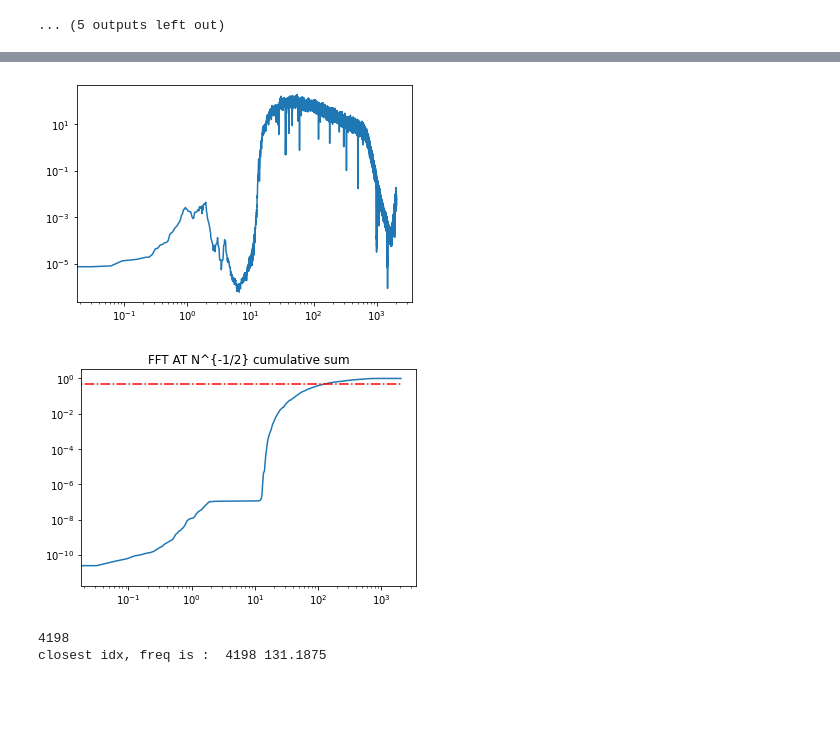
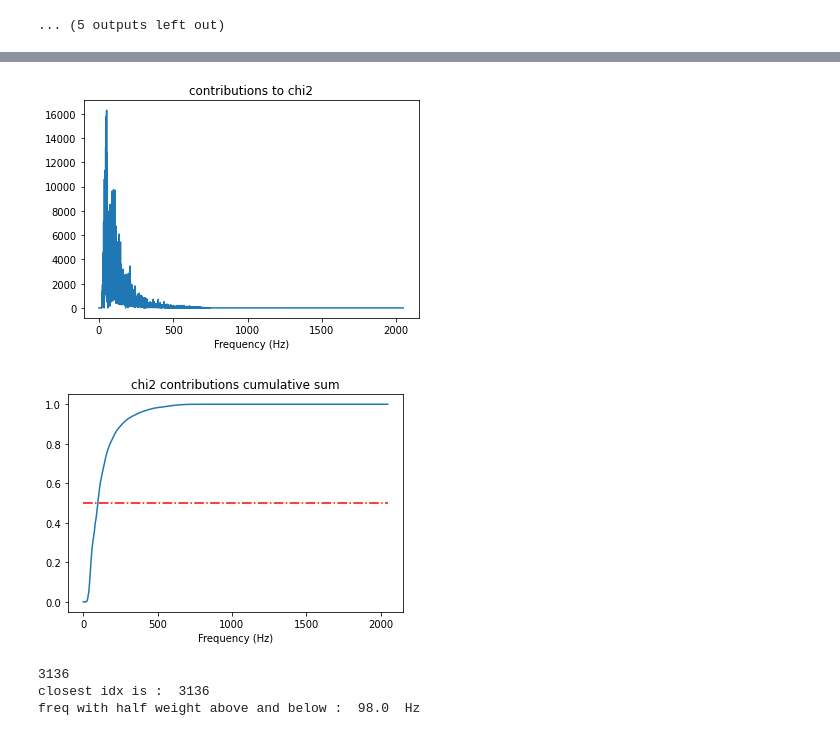
Before and after one commit to lizzord/phys512hw, a Jupyter notebook: problemset5/Question1.ipynb, the cells around one changed output, grey strips where cells are left out. Drawn from its saved outputs; the diff is of its cells as text; code cells hidden in the pictures; blank space fills up the shorter version.

```diff
--- a/problemset5/Question1.ipynb
+++ b/problemset5/Question1.ipynb
@@ -680,26 +634,50 @@ closest idx, freq is :  4230 132.1875
+# %%
+#PART E:
+
+template_win_fft = np.fft.rfft(template_win)
+sig = Nft**(1/2) #standard deviation for each data point - in fourier space, so each frequency
+chi2 = (template_win_fft / sig)**2 #weight that each data point (frequency) adds to chi squared
+freqs = np.fft.rfftfreq(len(strain), dt)
+
+mpl.figure()
+mpl.plot(freqs, np.abs(chi2))
+mpl.title('contributions to chi2')
+mpl.xlabel('Frequency (Hz)')
+mpl.show()
+
+#normalize and take the cumulative sum so half weighting is at 0.5
+chi2_csum = np.cumsum( np.abs(chi2) / np.sum(np.abs(chi2)))
+
+mpl.figure()
+mpl.plot(freqs, chi2_csum)
+mpl.plot([min(freqs), max(freqs)], [0.5, 0.5], 'r-.')
+mpl.title('chi2 contributions cumulative sum')
+mpl.xlabel('Frequency (Hz)')
+mpl.show()
+
+idx_half = np.argmin(np.abs(chi2_csum - 0.5))
+print(idx_half)
+print('closest idx is : ', idx_half)
+print('freq with half weight above and below : ', freqs[idx_half], ' Hz')
+# %% [output]
+[figure, added]
+[figure, added]
+3136
+closest idx is :  3136
+freq with half weight above and below :  98.0  Hz
 # %%
-#WAIT WAIT WAIT - from the TEMPLATE and the NOISE MODEL.
-# so basically that's looking at the AtN1/2 gives you your WHITE NOISE TEMPLATE right?
-#WHITE NOISE SOMETHING ABOUT GAUSSIANS
-wn_template = template_win_fft / (Nft**(1/2))
+# #PART E do with only noise
+# #check when weights are cumulatively 1/2
+# freqs = np.fft.rfftfreq(len(strain), dt)
+# Nft_norm_csum = np.cumsum(Nft/sum(Nft))
 
-mpl.figure()
-mpl.loglog(freqs, np.abs(wn_template))
-mpl.show()
+# mpl.figure()
+# mpl.loglog(freqs, Nft_norm_csum)
+# # mpl.loglog(Nft_norm_csum)
+# mpl.loglog([min(freqs), max(freqs)], [0.5, 0.5], 'r-.')
+# mpl.xlabel('freq (Hz)')
+# mpl.show()
 
-wn_template_csum = np.cumsum( np.abs(wn_template) / np.sum(np.abs(wn_template))) #normalize it
-
-mpl.figure()
-mpl.loglog(freqs, corr_fft_csum)
-mpl.loglog([min(freqs), max(freqs)], [0.5, 0.5], 'r-.')
-mpl.title('FFT AT N^{-1/2} cumulative sum')
-mpl.show()
-
-idx_half = np.argmin(np.abs(wn_template_csum - 0.5))
-print(idx_half)
-print('closest idx, freq is : ', idx_half, freqs[idx_half])
+# idx_half = np.argmin(np.abs(Nft_norm_csum - 0.5))
+# print(idx_half)
+# print('closest idx, freq is : ', idx_half, freqs[idx_half])
-# %% [output]
-[figure, removed]
-[figure, removed]
-4198
-closest idx, freq is :  4198 131.1875
```
Also changed, not shown: parts of 17 cells of this notebook.
